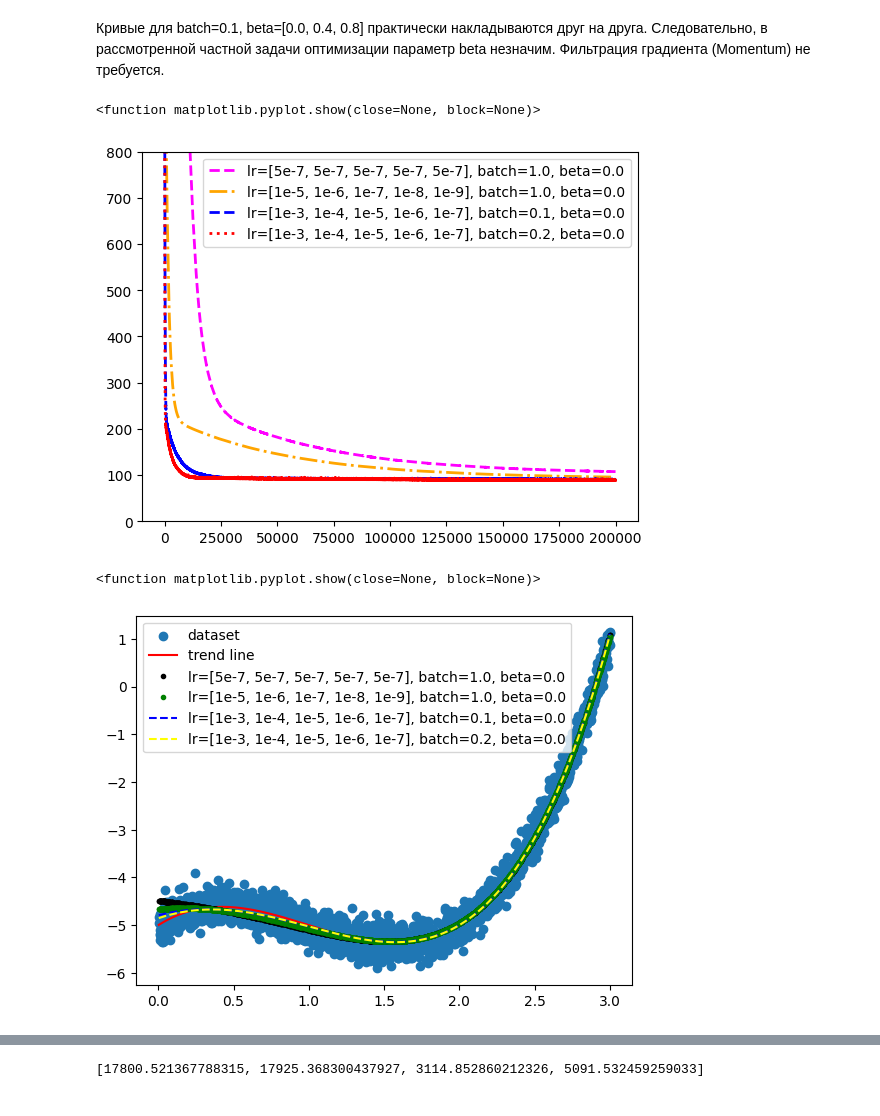
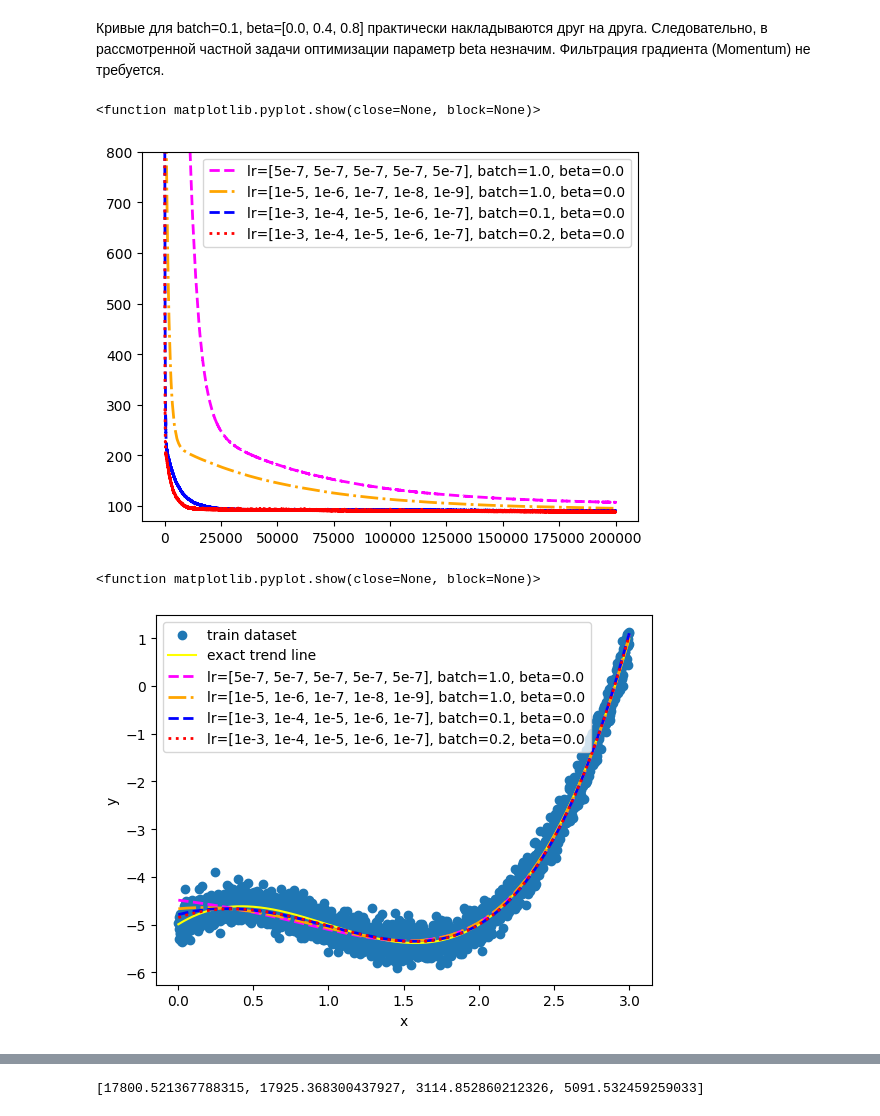
Before and after one commit to romangorbunov91/ML_2, a Jupyter notebook: ML_2.ipynb, the cells around one changed output, grey strips where cells are left out. Drawn from its saved outputs; the diff is of its cells as text; code cells hidden in the pictures.

```diff
--- a/ML_2.ipynb
+++ b/ML_2.ipynb
@@ -124,8 +132,8 @@ def model_fit(X_train, y_train, learning_rate, tolerance, beta, batch_ratio):
 weights_1, losses_1, iter_final_1, fit_time_1 = model_fit(X_train, y_train,
                                                           learning_rate=5*[1e-7],
                                                           tolerance=(0.2**2 * N_points),
-                                                          beta=0,
-                                                          batch_ratio=1.0)
+                                                          batch_ratio=1.0,
+                                                          beta=0.0)
 # %% [output]
 Iteration: 0
 Gradient: [ 16679.6419  21847.6737  38673.1021  76327.7321 160746.5519]
@@ -154,8 +162,8 @@ MSE loss: 107.4918
 weights_2, losses_2, iter_final_2, fit_time_2 = model_fit(X_train, y_train,
                                                           learning_rate=[1e-5, 1e-6, 1e-7, 1e-8, 1e-9],
                                                           tolerance=(0.2**2 * N_points),
-                                                          beta=0,
-                                                          batch_ratio=1.0)
+                                                          batch_ratio=1.0,
+                                                          beta=0.0)
 # %% [output]
 Iteration: 0
 Gradient: [ 16611.1108  21298.1555  38968.8642  74704.4684 164582.5614]
@@ -185,8 +194,8 @@ MSE loss: 95.6571
 weights_3, losses_3, iter_final_3, fit_time_3 = model_fit(X_train, y_train,
                                                           learning_rate=[1e-3, 1e-4, 1e-5, 1e-6, 1e-7],
                                                           tolerance=(0.2**2 * N_points),
-                                                          beta=0,
-                                                          batch_ratio=0.1)
+                                                          batch_ratio=0.1,
+                                                          beta=0.0)
 # %% [output]
 Iteration: 0
 Gradient: [ 1722.7644  2196.2994  3867.5832  7571.7992 14229.5169]
@@ -264,8 +275,8 @@ MSE loss: 91.1296
 weights_6, losses_6, iter_final_6, fit_time_6 = model_fit(X_train, y_train,
                                                           learning_rate=[1e-3, 1e-4, 1e-5, 1e-6, 1e-7],
                                                           tolerance=(0.2**2 * N_points),
-                                                          beta=0,
-                                                          batch_ratio=0.2)
+                                                          batch_ratio=0.2,
+                                                          beta=0.2)
 # %% [output]
 Iteration: 0
 Gradient: [ 3232.2956  4402.7926  7785.6578 14794.7759 31771.3655]
@@ -315,25 +326,27 @@ plt.plot(losses_1, color='magenta', linestyle='--', linewidth=2)
 plt.plot(losses_2, color='orange', linestyle='-.', linewidth=2)
 plt.plot(losses_3, color='blue', linestyle='--', linewidth=2)
 plt.plot(losses_6, color='red', linestyle=':', linewidth=2)
-plt.ylim(0,800)
+plt.ylim(70,800)
 plt.legend(legend_list)
 plt.savefig('plots/MSE_plot.png')
 plt.show
 # %% [output]
 <function matplotlib.pyplot.show(close=None, block=None)>
-[figure, old version]
+[figure, new version]
 # %%
 plt.scatter(X_train, y_train)
-plt.plot(np.sort(X_train), f_trend(np.sort(X_train)), color='red')
-plt.plot(np.sort(X_train), f_poly(np.sort(X_train), weights_1), '.', color='black')
-plt.plot(np.sort(X_train), f_poly(np.sort(X_train), weights_2), '.', color='green')
-plt.plot(np.sort(X_train), f_poly(np.sort(X_train), weights_3), '--', color='blue')
-plt.plot(np.sort(X_train), f_poly(np.sort(X_train), weights_6), '--', color='yellow')
-plt.legend(['dataset', 'trend line'] + legend_list)
+plt.plot(np.sort(X_train), f_trend(np.sort(X_train)), color='yellow')
+plt.plot(np.sort(X_train), f_poly(np.sort(X_train), weights_1), color='magenta', linestyle='--', linewidth=2)
+plt.plot(np.sort(X_train), f_poly(np.sort(X_train), weights_2), color='orange', linestyle='-.', linewidth=2)
+plt.plot(np.sort(X_train), f_poly(np.sort(X_train), weights_3), color='blue', linestyle='--', linewidth=2)
+plt.plot(np.sort(X_train), f_poly(np.sort(X_train), weights_6), color='red', linestyle=':', linewidth=2)
+plt.legend(['train dataset', 'exact trend line'] + legend_list)
+plt.xlabel('x')
+plt.ylabel('y')
 plt.savefig('plots/trend_line_plot.png')
 plt.show
 # %% [output]
 <function matplotlib.pyplot.show(close=None, block=None)>
-[figure, old version]
+[figure, new version]
 # %%
 fit_time = [fit_time_1, fit_time_2, fit_time_3, fit_time_6]
```
Also changed, not shown: parts of 12 cells of this notebook, 5 other files.
